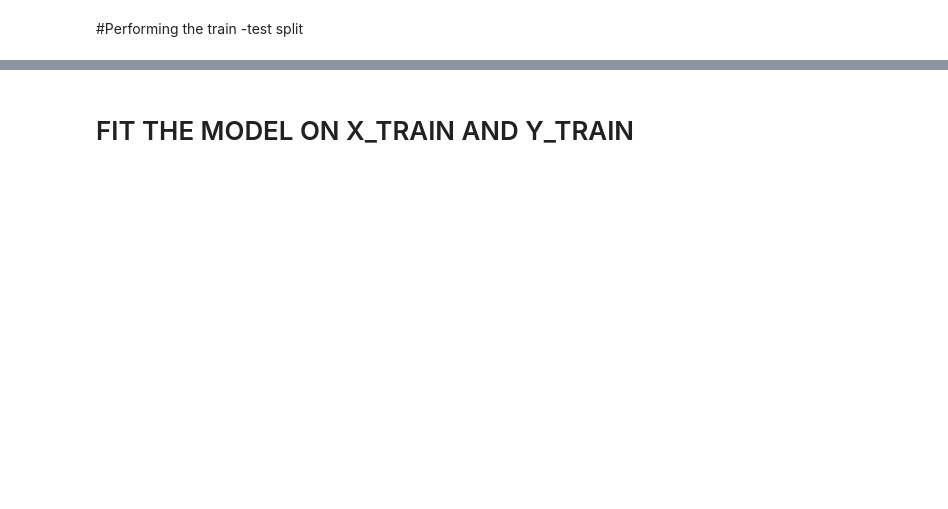
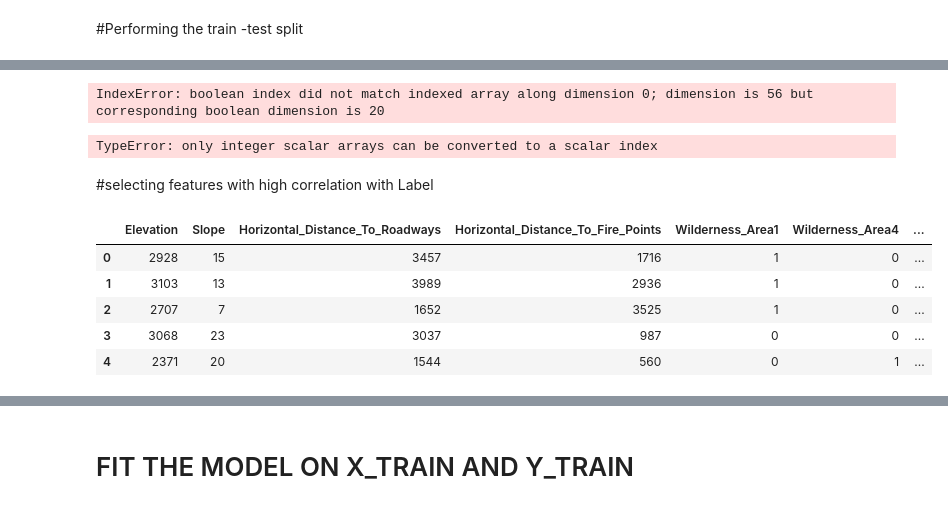
Before and after one commit to gredy/2021Z-DataVisualizationTechniques, a Jupyter notebook: PROJECT_3_FOREST_.ipynb, the cells around one changed output, grey strips where cells are left out. Drawn from its saved outputs; the diff is of its cells as text; code cells hidden in the pictures; blank space fills up the shorter version.

```diff
--- a/PROJECT_3_FOREST_.ipynb
+++ b/PROJECT_3_FOREST_.ipynb
@@ -194,0 +273,75 @@ X_train.head()
+# %%
+from sklearn.feature_selection import SequentialFeatureSelector
+
+tic_fwd = time()
+sfs_forward = SequentialFeatureSelector(
+    ridge, n_features_to_select=2, direction="forward"
+).fit(X, y)
+toc_fwd = time()
+
+tic_bwd = time()
+sfs_backward = SequentialFeatureSelector(
+    ridge, n_features_to_select=2, direction="backward"
+).fit(X, y)
+toc_bwd = time()
+
+print(
+    "Features selected by forward sequential selection: "
+    f"{feature_names[sfs_forward.get_support()]}"
+)
+print(f"Done in {toc_fwd - tic_fwd:.3f}s")
+print(
+    "Features selected by backward sequential selection: "
+    f"{feature_names[sfs_backward.get_support()]}"
+)
+print(f"Done in {toc_bwd - tic_bwd:.3f}s")
+# %% [output]
+IndexError: boolean index did not match indexed array along dimension 0; dimension is 56 but corresponding boolean dimension is 20
+# %%
+from sklearn.feature_selection import SequentialFeatureSelector
+from time import time
+import numpy as np
+
+# Assuming 'ridge', 'X', 'y' and 'feature_names' are defined from your previous code blocks
+
+# Get the feature names from the dataframe used for training (X)
+# Assuming X is a pandas DataFrame
+feature_names = df.columns.tolist()
+
+tic_fwd = time()
+sfs_forward = SequentialFeatureSelector(
+    ridge, n_features_to_select=2, direction="forward"
+).fit(X, y)
+toc_fwd = time()
+
+tic_bwd = time()
+sfs_backward = SequentialFeatureSelector(
+    ridge, n_features_to_select=2, direction="backward"
+).fit(X, y)
+toc_bwd = time()
+
+
+print(
+    "Features selected by forward sequential selection: "
+    f"{np.array(feature_names)[sfs_forward.get_support()]}"  # Fix: Using boolean indexing on a NumPy array
+)
+print(f"Done in {toc_fwd - tic_fwd:.3f}s")
+print(
+    "Features selected by backward sequential selection: "
+    f"{np.array(feature_names)[sfs_backward.get_support()]}"  # Fix: Applying the same fix for backward selection
+)
+print(f"Done in {toc_bwd - tic_bwd:.3f}s")
+# %% [output]
+TypeError: only integer scalar arrays can be converted to a scalar index
+# %% [markdown]
+#selecting features with high correlation with Label
+# %%
+df= pd.read_csv('stratified_sample_high_corr.csv')
+df.head()
+# %% [output]
+|  | Elevation | Slope | Horizontal_Distance_To_Roadways | Horizontal_Distance_To_Fire_Points | Wilderness_Area1 | Wilderness_Area4 | ... |
+| 0 | 2928 | 15 | 3457 | 1716 | 1 | 0 | ... |
+| 1 | 3103 | 13 | 3989 | 2936 | 1 | 0 | ... |
+| 2 | 2707 | 7 | 1652 | 3525 | 1 | 0 | ... |
+| 3 | 3068 | 23 | 3037 | 987 | 0 | 0 | ... |
+| 4 | 2371 | 20 | 1544 | 560 | 0 | 1 | ... |
```
Also changed, not shown: parts of 31 cells of this notebook.
